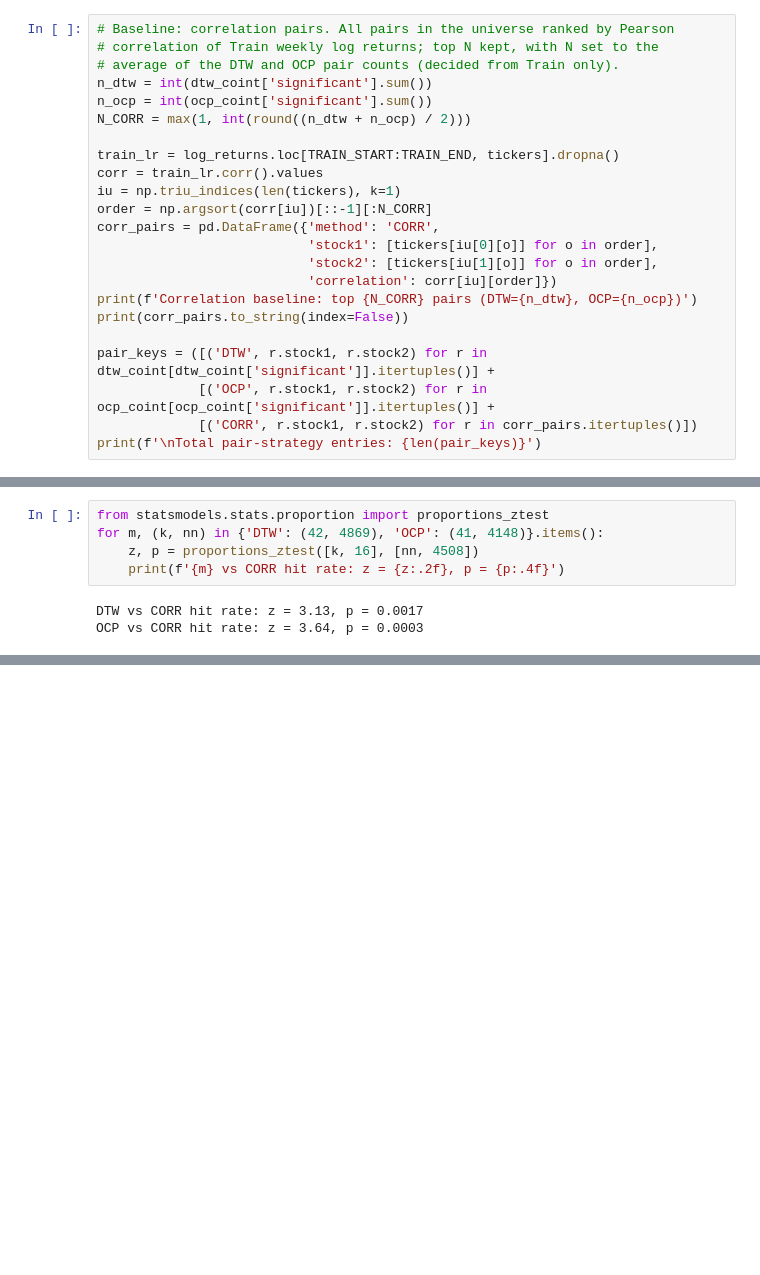
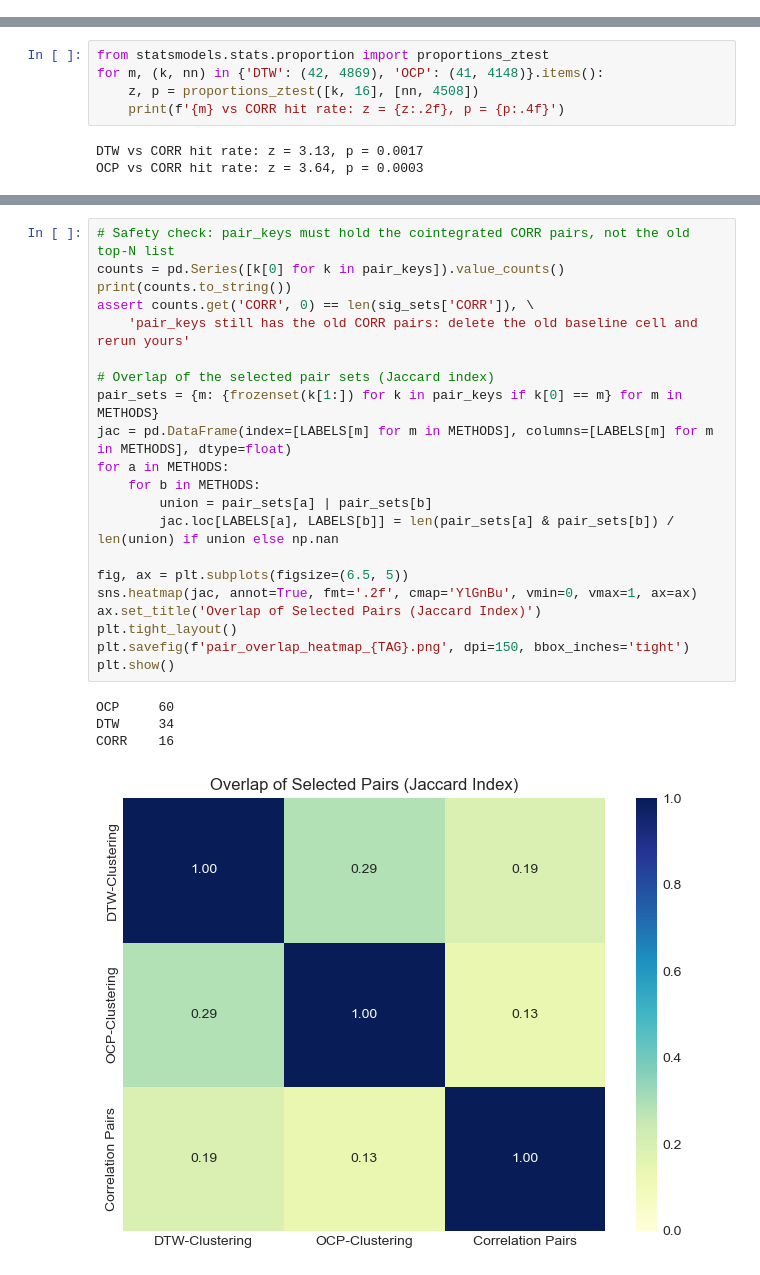
Before and after one commit to WyattEarls/DTW-OCP-Clustering-Pairs-Trading, a Jupyter notebook: Examples/Effective-Pairs-Trading-25yrs-SP500.ipynb, the cells around one changed output, grey strips where cells are left out. Cells and saved outputs as stored; diff of their text form; blank space fills up the shorter version.

Commit message:
Final rerun with specific exclusions

```diff
--- a/Examples/Effective-Pairs-Trading-25yrs-SP500.ipynb
+++ b/Examples/Effective-Pairs-Trading-25yrs-SP500.ipynb
@@ -569,26 +581,3 @@ print("""
     With candidate pools of comparable size, OCP clustering produced the highest cointegration
     hit rate (0.91%), followed by DTW clustering (0.61%) and correlation-based selection (0.33%),
     and six pairs were selected by all three methods.
-# %%
-# Baseline: correlation pairs. All pairs in the universe ranked by Pearson
-# correlation of Train weekly log returns; top N kept, with N set to the
-# average of the DTW and OCP pair counts (decided from Train only).
-n_dtw = int(dtw_coint['significant'].sum())
-n_ocp = int(ocp_coint['significant'].sum())
-N_CORR = max(1, int(round((n_dtw + n_ocp) / 2)))
-
-train_lr = log_returns.loc[TRAIN_START:TRAIN_END, tickers].dropna()
-corr = train_lr.corr().values
-iu = np.triu_indices(len(tickers), k=1)
-order = np.argsort(corr[iu])[::-1][:N_CORR]
-corr_pairs = pd.DataFrame({'method': 'CORR',
-                           'stock1': [tickers[iu[0][o]] for o in order],
-                           'stock2': [tickers[iu[1][o]] for o in order],
-                           'correlation': corr[iu][order]})
-print(f'Correlation baseline: top {N_CORR} pairs (DTW={n_dtw}, OCP={n_ocp})')
-print(corr_pairs.to_string(index=False))
-
-pair_keys = ([('DTW', r.stock1, r.stock2) for r in dtw_coint[dtw_coint['significant']].itertuples()] +
-             [('OCP', r.stock1, r.stock2) for r in ocp_coint[ocp_coint['significant']].itertuples()] +
-             [('CORR', r.stock1, r.stock2) for r in corr_pairs.itertuples()])
-print(f'\nTotal pair-strategy entries: {len(pair_keys)}')
@@ -651 +615,27 @@ fully independent and these p-values likely overstate precision. The comparison
 pair selection in the Train period, not trading performance.
+# %%
+# Safety check: pair_keys must hold the cointegrated CORR pairs, not the old top-N list
+counts = pd.Series([k[0] for k in pair_keys]).value_counts()
+print(counts.to_string())
+assert counts.get('CORR', 0) == len(sig_sets['CORR']), \
+    'pair_keys still has the old CORR pairs: delete the old baseline cell and rerun yours'
+
+# Overlap of the selected pair sets (Jaccard index)
+pair_sets = {m: {frozenset(k[1:]) for k in pair_keys if k[0] == m} for m in METHODS}
+jac = pd.DataFrame(index=[LABELS[m] for m in METHODS], columns=[LABELS[m] for m in METHODS], dtype=float)
+for a in METHODS:
+    for b in METHODS:
+        union = pair_sets[a] | pair_sets[b]
+        jac.loc[LABELS[a], LABELS[b]] = len(pair_sets[a] & pair_sets[b]) / len(union) if union else np.nan
+
+fig, ax = plt.subplots(figsize=(6.5, 5))
+sns.heatmap(jac, annot=True, fmt='.2f', cmap='YlGnBu', vmin=0, vmax=1, ax=ax)
+ax.set_title('Overlap of Selected Pairs (Jaccard Index)')
+plt.tight_layout()
+plt.savefig(f'pair_overlap_heatmap_{TAG}.png', dpi=150, bbox_inches='tight')
+plt.show()
+# %% [output]
+OCP     60
+DTW     34
+CORR    16
+[figure, added]
```
Also changed, not shown: parts of 16 cells of this notebook.
